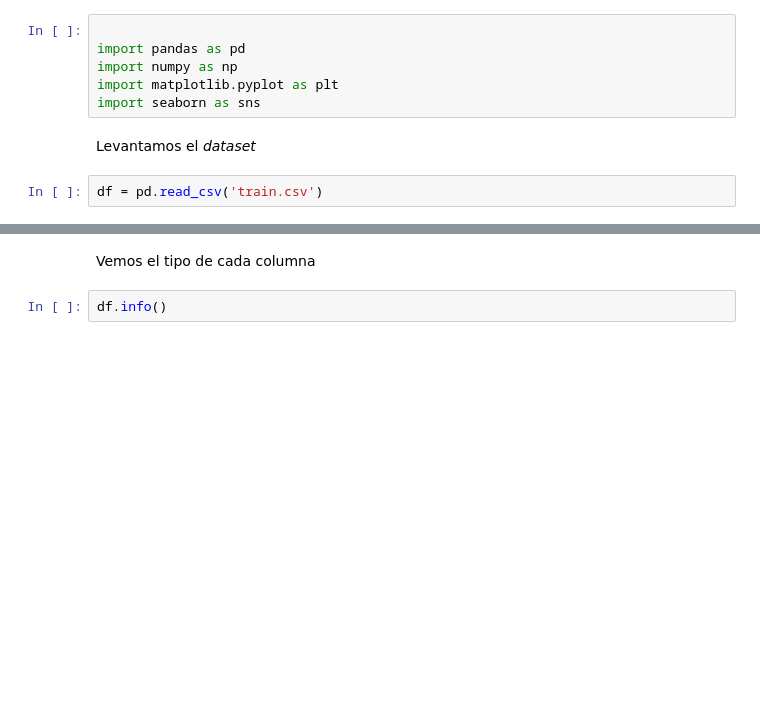
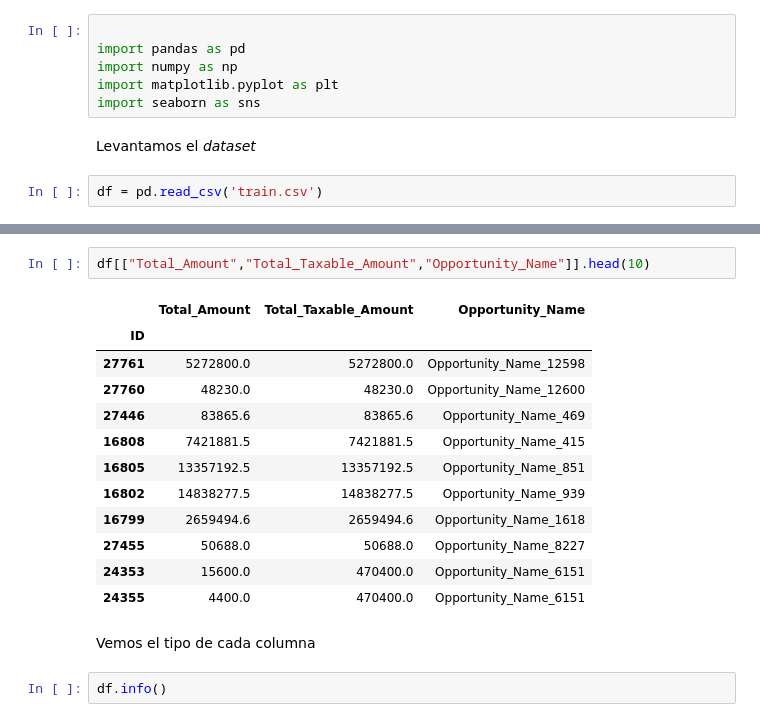
Before and after one commit to fede-alt/datos_2c2020_tp1, a Jupyter notebook: Pruebas/Pruebas_Tomi.ipynb, the cells around one changed output, grey strips where cells are left out. Cells and saved outputs as stored; diff of their text form; blank space fills up the shorter version.

```diff
--- a/Pruebas/Pruebas_Tomi.ipynb
+++ b/Pruebas/Pruebas_Tomi.ipynb
@@ -21,3 +27,18 @@ df.head()
+# %%
+df[["Total_Amount","Total_Taxable_Amount","Opportunity_Name"]].head(10)
+# %% [output]
+|  | Total_Amount | Total_Taxable_Amount | Opportunity_Name |
+| ID |  |  |  |
+| 27761 | 5272800.0 | 5272800.0 | Opportunity_Name_12598 |
+| 27760 | 48230.0 | 48230.0 | Opportunity_Name_12600 |
+| 27446 | 83865.6 | 83865.6 | Opportunity_Name_469 |
+| 16808 | 7421881.5 | 7421881.5 | Opportunity_Name_415 |
+| 16805 | 13357192.5 | 13357192.5 | Opportunity_Name_851 |
+| 16802 | 14838277.5 | 14838277.5 | Opportunity_Name_939 |
+| 16799 | 2659494.6 | 2659494.6 | Opportunity_Name_1618 |
+| 27455 | 50688.0 | 50688.0 | Opportunity_Name_8227 |
+| 24353 | 15600.0 | 470400.0 | Opportunity_Name_6151 |
+| 24355 | 4400.0 | 470400.0 | Opportunity_Name_6151 |
 # %% [markdown]
 Vemos el tipo de cada columna
 # %%
```
Also changed, not shown: parts of 26 cells of this notebook.
